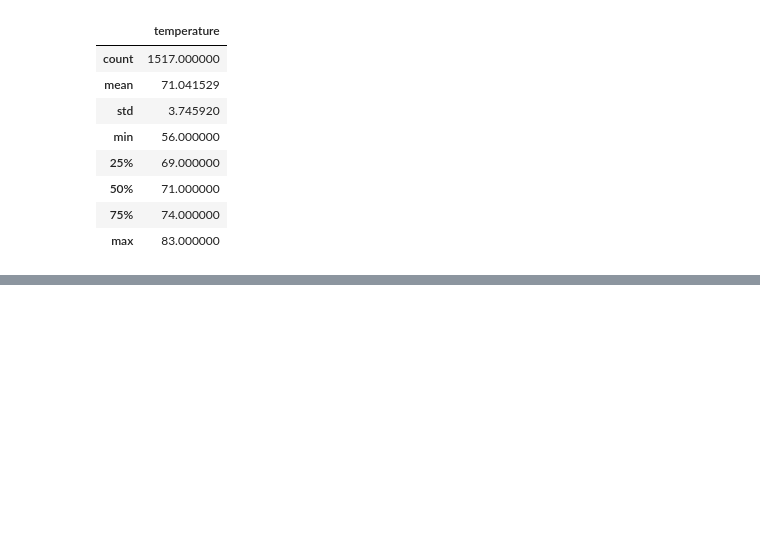
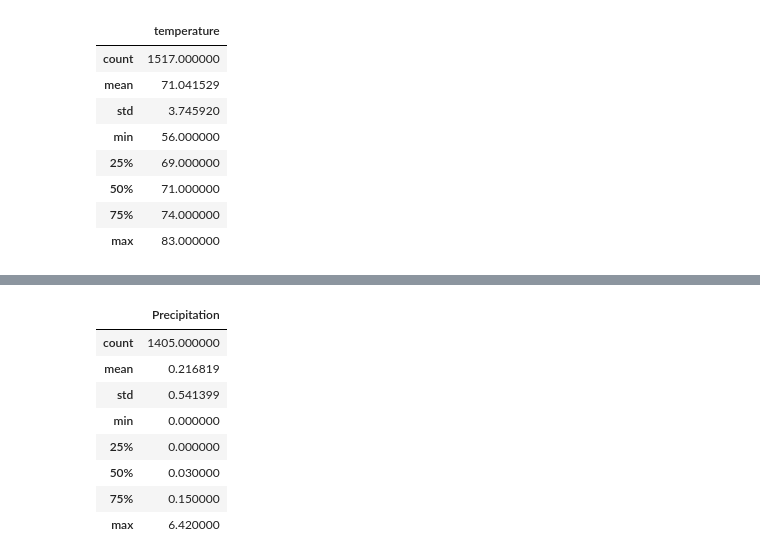
Before and after one commit to kathrynfkane/surfs_up, a Jupyter notebook: SurfsUp_Challenge.ipynb, the cells around one changed output, grey strips where cells are left out. Cells and saved outputs as stored; diff of their text form; code cells hidden in the pictures; blank space fills up the shorter version.

```diff
--- a/SurfsUp_Challenge.ipynb
+++ b/SurfsUp_Challenge.ipynb
@@ -116,0 +162,8 @@ dec_temps_df.describe()
+# %%
+# Create a list for the december prcp
+dec_precip = session.query(Measurement.date, Measurement.prcp).filter(extract('month', Measurement.date)==12).all()
+# %%
+# Convert list into a datafram
+dec_precip_df = pd.DataFrame(dec_precip, columns = ['Date', 'Precipitation'])
+dec_precip_df.set_index(dec_temps_df['date'], inplace = True)
+print(dec_temps_df.to_string(index=False))
@@ -116,0 +188,12 @@ dec_temps_df.describe()
+# %%
+dec_precip_df.describe()
+# %% [output]
+|  | Precipitation |
+| count | 1405.000000 |
+| mean | 0.216819 |
+| std | 0.541399 |
+| min | 0.000000 |
+| 25% | 0.000000 |
+| 50% | 0.030000 |
+| 75% | 0.150000 |
+| max | 6.420000 |
```
Also changed, not shown: parts of 6 cells of this notebook, 3 other files.
